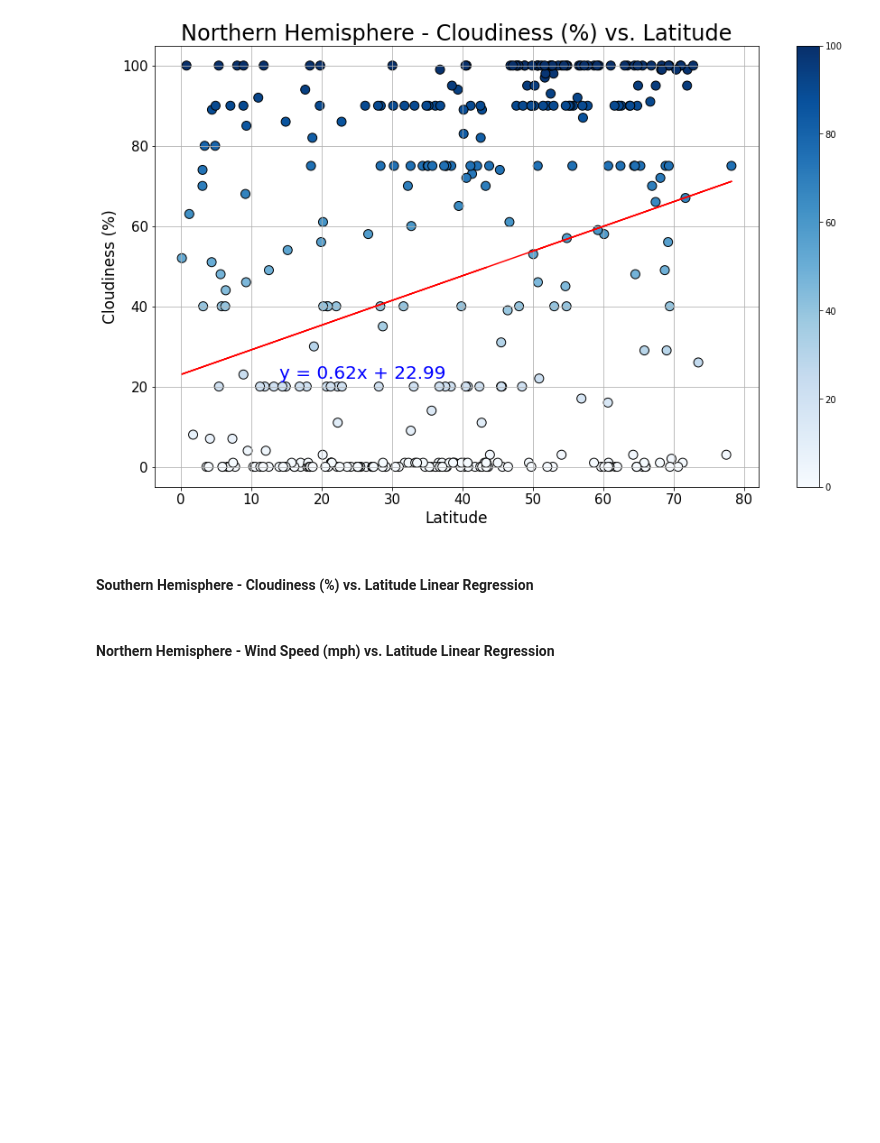
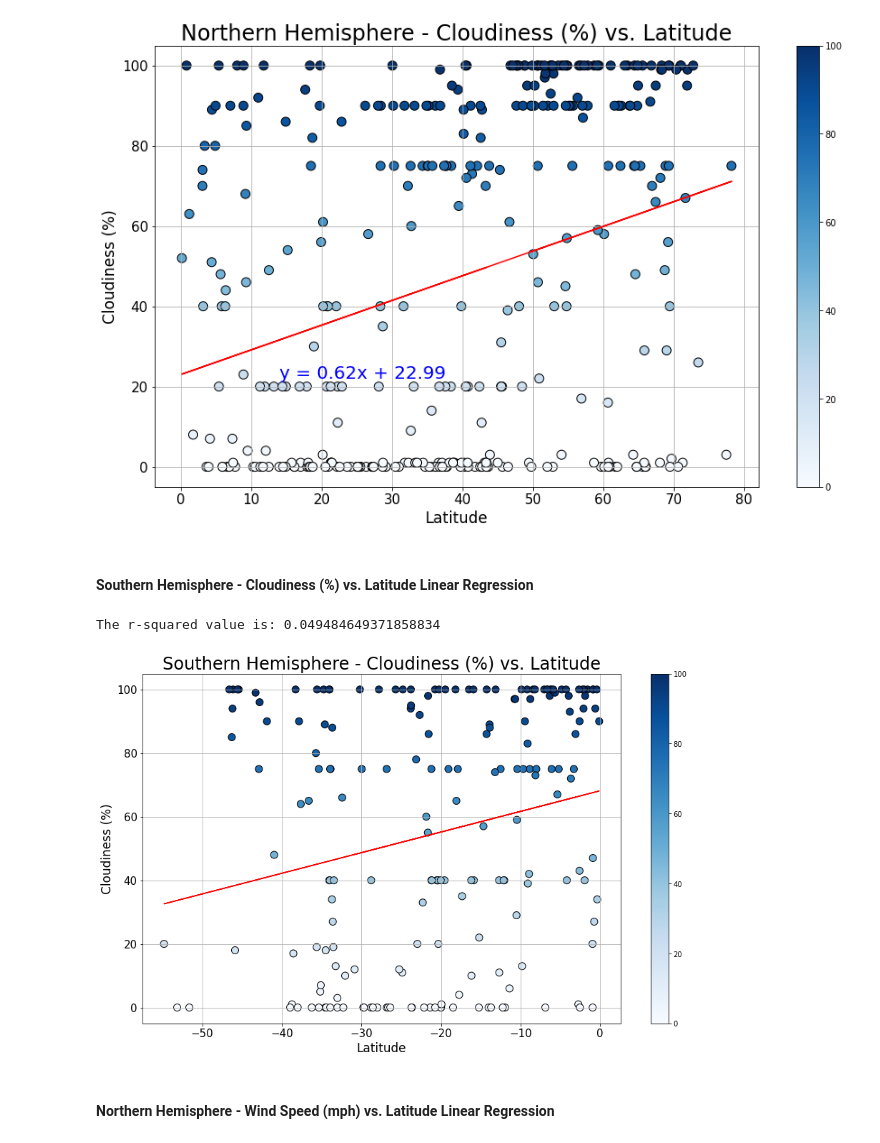
Before and after one commit to crogar/python-api-challenge, a Jupyter notebook: WeatherPy/WeatherPy.ipynb, the cells around one changed output. Saved outputs shown, nothing was run; the diff lists cells and outputs as text; code cells hidden in the pictures; blank space fills up the shorter version.

Commit message:
Update WeatherPy.ipynb
Southern Hemisphere - Cloudiness (%) vs. Latitude chart added

```diff
--- a/WeatherPy/WeatherPy.ipynb
+++ b/WeatherPy/WeatherPy.ipynb
@@ -367,6 +367,31 @@ The r-squared value is: 0.08903953775984906
 [figure]
 # %% [markdown]
 ####  Southern Hemisphere - Cloudiness (%) vs. Latitude Linear Regression
+# %%
+s_lats = southern_hemisphere_df['Lat']  # latitudes for cities in the northern hemisphere
+s_clouds = southern_hemisphere_df["Cloudiness"]
+
+(slope, intercept, rvalue, pvalue, stderr) = linregress(s_lats, s_clouds)
+
+regress_values = s_lats * slope + intercept
+line_eq = "y = " + str(round(slope,2)) + "x + " + str(round(intercept,2))
+
+plt.figure(figsize=(15,9))
+plt.grid()
+plt.title("Southern Hemisphere - Cloudiness (%) vs. Latitude", fontsize=24, )
+plt.scatter(s_lats,s_clouds, s=100, c=s_clouds, cmap='Blues', edgecolors="black")
+plt.plot(s_lats,regress_values,"r-")
+
+plt.annotate(line_eq,(14,22),fontsize=20,color="blue")
+plt.xlabel("Latitude", fontsize=17)
+plt.ylabel("Cloudiness (%)", fontsize=17)
+plt.xticks(fontsize= 15)
+plt.yticks(fontsize= 15);
+plt.colorbar()
+print(f"The r-squared value is: {rvalue**2}")
+# %% [output]
+The r-squared value is: 0.049484649371858834
+[figure, added]
 # %% [markdown]
 ####  Northern Hemisphere - Wind Speed (mph) vs. Latitude Linear Regression
 # %% [markdown]
```
